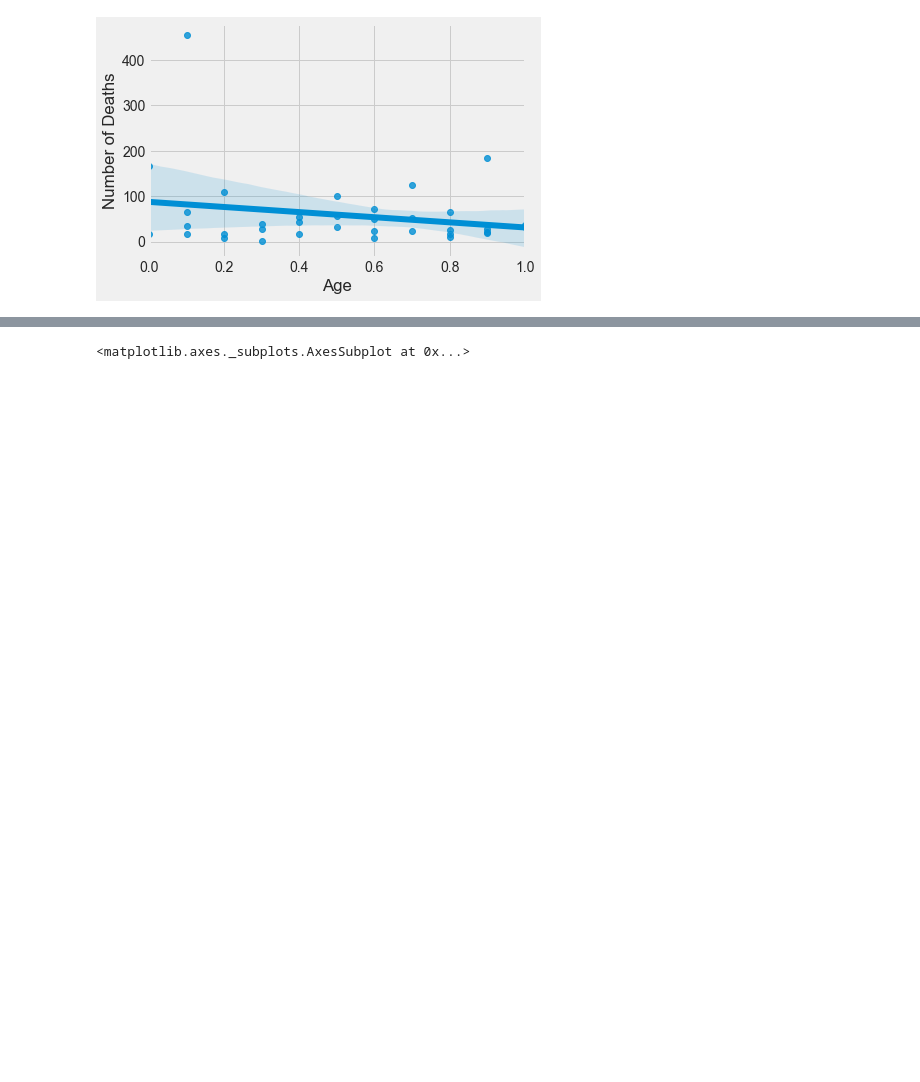
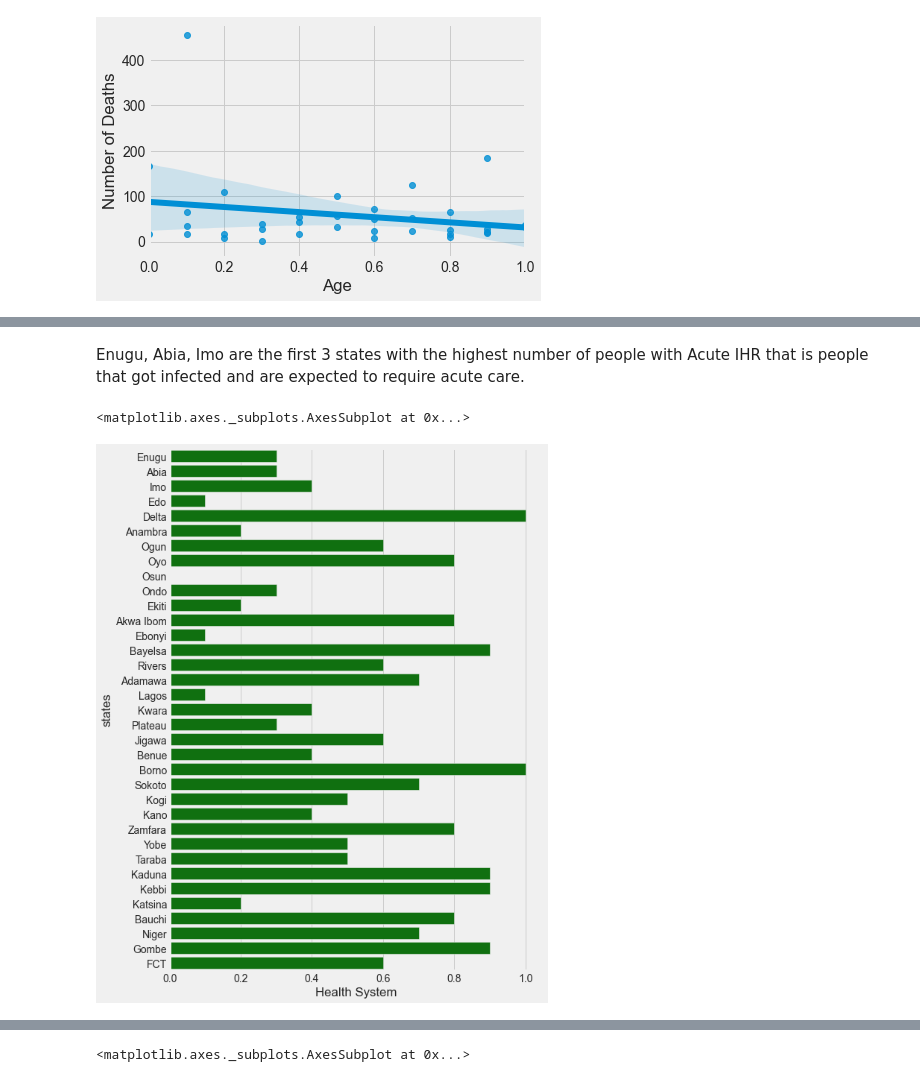
Before and after one commit to adejumobiesther/Nigeria-COVID-19-Data-Analysis-Using-Python, a Jupyter notebook: covidproject.ipynb, the cells around one changed output, grey strips where cells are left out. Drawn from its saved outputs; the diff is of its cells as text; code cells hidden in the pictures; blank space fills up the shorter version.

```diff
--- a/covidproject.ipynb
+++ b/covidproject.ipynb
@@ -605,0 +618,9 @@ sns.barplot(x = new_acute['Acute IHR'], y = new_acute['states'])
+# %% [markdown]
+Enugu, Abia, Imo are the first 3 states with the highest number of people with Acute IHR that is people that got infected and are expected to require acute care.
+# %%
+plt.figure(figsize = (8,12))
+sns.set_color_codes("muted")
+sns.barplot(x = new_acute['Health System'], y = new_acute['states'], color = 'green')
+# %% [output]
+<matplotlib.axes._subplots.AxesSubplot at 0x...>
+[figure, added]
```
Also changed, not shown: parts of 21 cells of this notebook.
